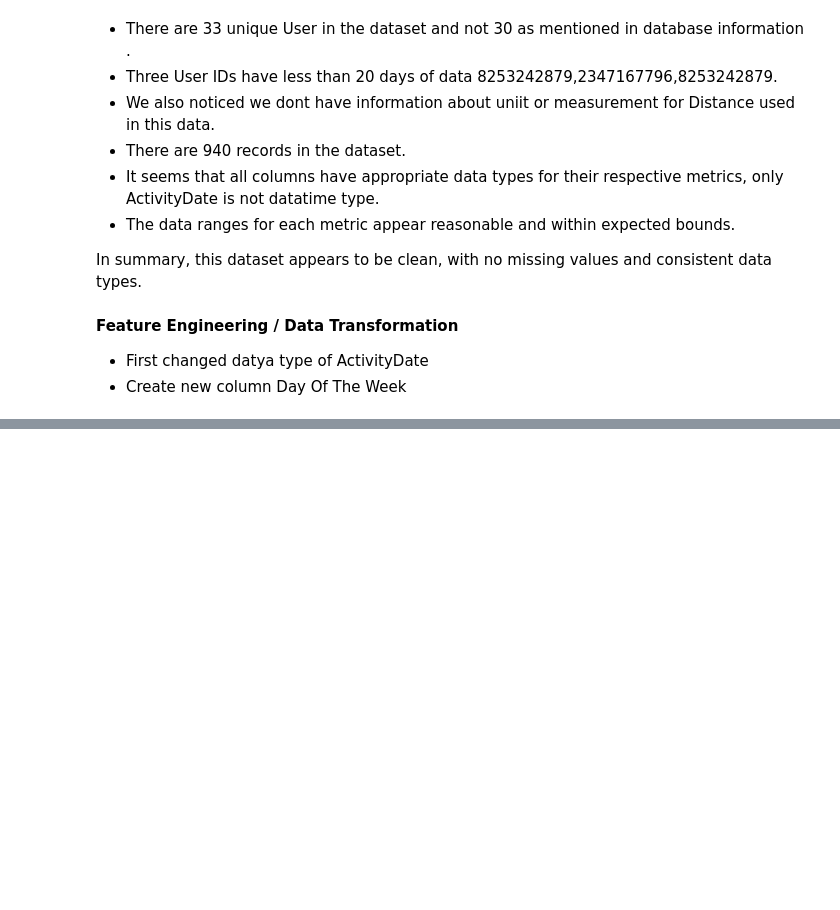
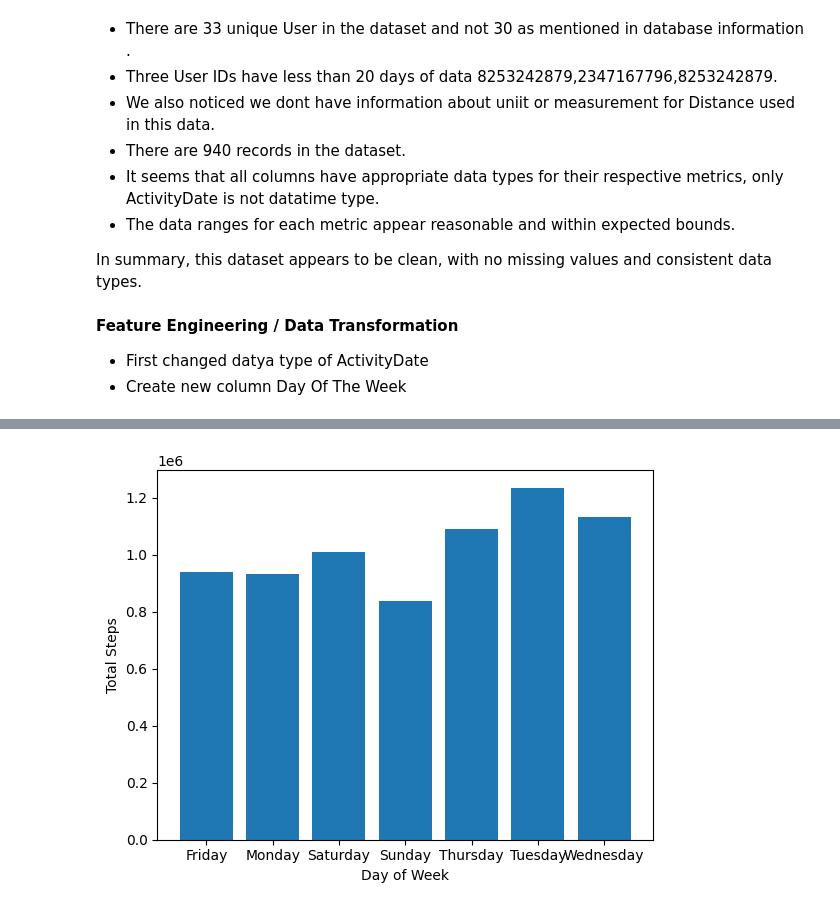
Before and after one commit to sujitjbhagwat/sujitjbhagwat, a Jupyter notebook: bellabeat-case-study-analysis.ipynb, the cells around one changed output, grey strips where cells are left out. Cells and saved outputs as stored; diff of their text form; code cells hidden in the pictures; blank space fills up the shorter version.

```diff
--- a/bellabeat-case-study-analysis.ipynb
+++ b/bellabeat-case-study-analysis.ipynb
@@ -175,0 +254,8 @@ DailyActivityDF["ActivityDate"] = pd.to_datetime(DailyActivityDF["ActivityDate"]
+# %%
+steps_by_dow = DailyActivityDF.groupby('DayOfTheWeek')['TotalSteps'].sum().reset_index()
+plt.bar(steps_by_dow['DayOfTheWeek'], steps_by_dow['TotalSteps'])
+plt.xlabel('Day of Week')
+plt.ylabel('Total Steps')
+plt.show()
+# %% [output]
+[figure, added]
```
Also changed, not shown: parts of 8 cells of this notebook.
